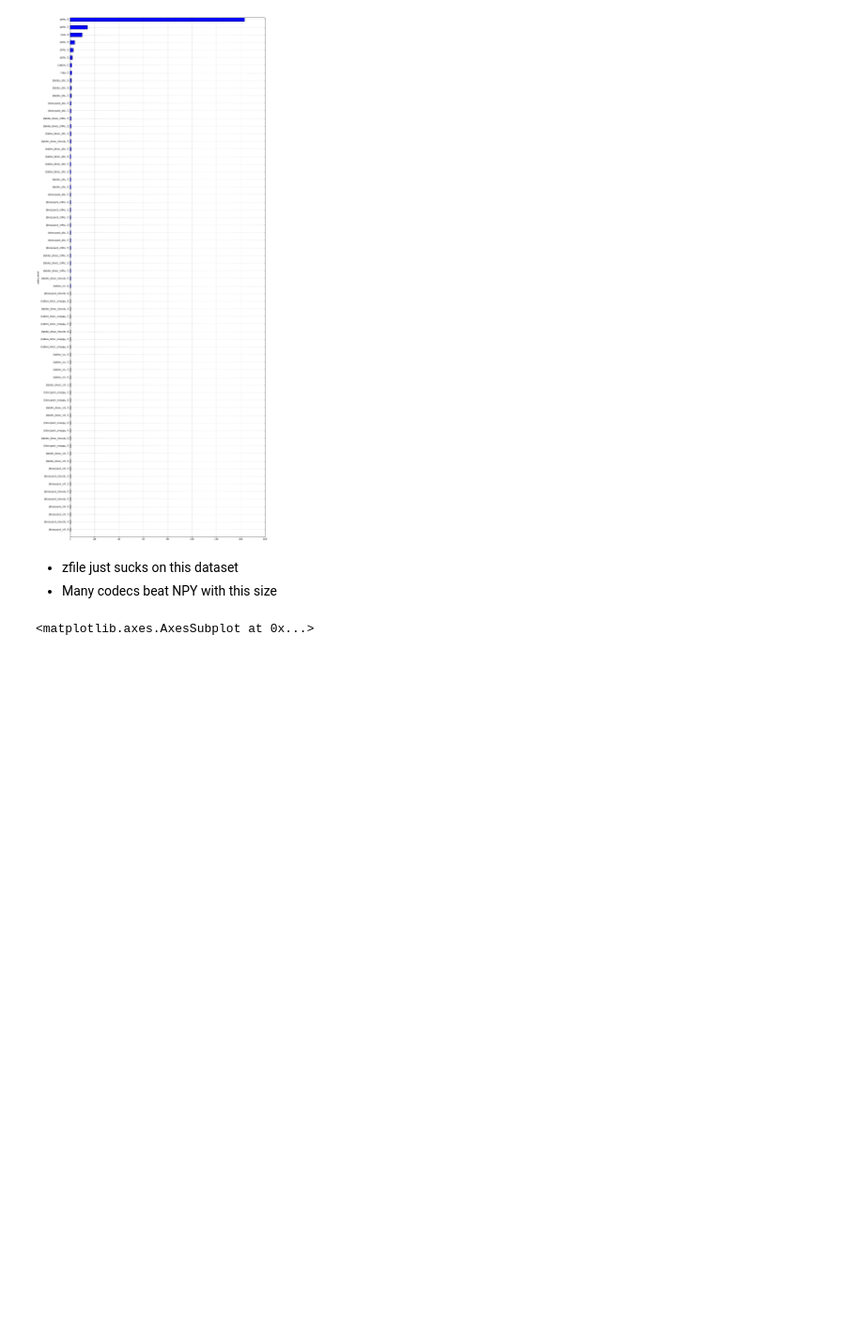
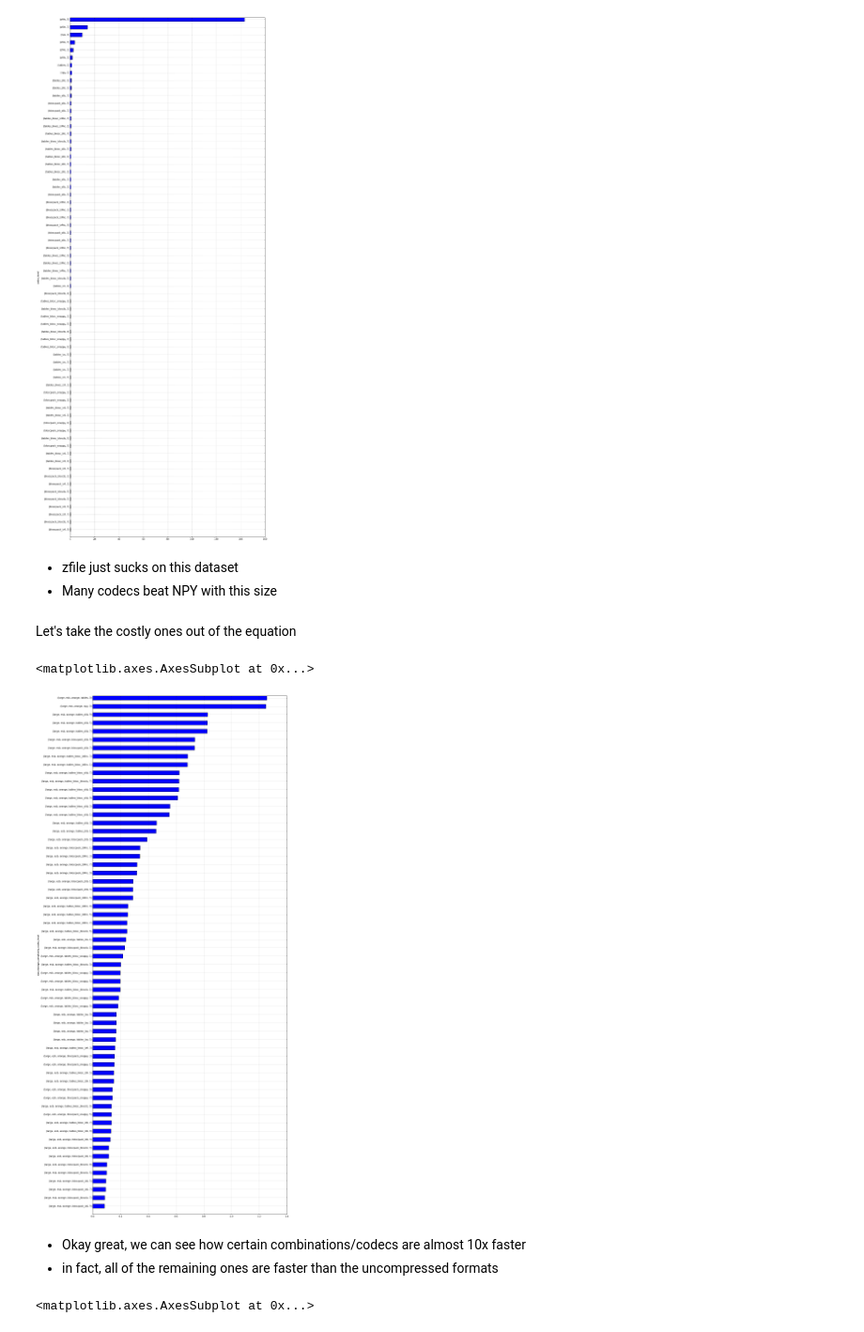
Before and after one commit to esc/PyDataBerlin2014-bloscpack-talk, a Jupyter notebook: 2014-07-results/arange.ipynb, the cells around one changed output. Shown at 94% size. Cells and saved outputs as stored; diff of their text form; code cells hidden in the pictures; blank space fills up the shorter version.

Commit message:
update with some more insightful plots

```diff
--- a/2014-07-results/arange.ipynb
+++ b/2014-07-results/arange.ipynb
@@ -54,6 +54,17 @@ df.loc[('large', 'esb', 'arange')].sort('compress')['compress'].plot(kind='barh'
 # %% [markdown]
 * zfile just sucks on this dataset
 * Many codecs beat NPY with this size
+# %% [markdown]
+Let's take the costly ones out of the equation
+# %%
+codecs = set(df.index.levels[-2]).difference(set(('zfile', 'npz')))
+df.loc[('large', 'esb', 'arange', tuple(codecs))].sort('compress')['compress'].plot(kind='barh', figsize=(15,40))
+# %% [output]
+<matplotlib.axes.AxesSubplot at 0x...>
+[figure, added]
+# %% [markdown]
+* Okay great, we can see how certain combinations/codecs are almost 10x faster
+* in fact, all of the remaining ones are faster than the uncompressed formats
 # %%
 df.loc[('large', 'esb', 'arange')].sort('decompress')['decompress'].plot(kind='barh', figsize=(15,40))
 # %% [output]
```
Also changed, not shown: parts of 4 cells of this notebook.
